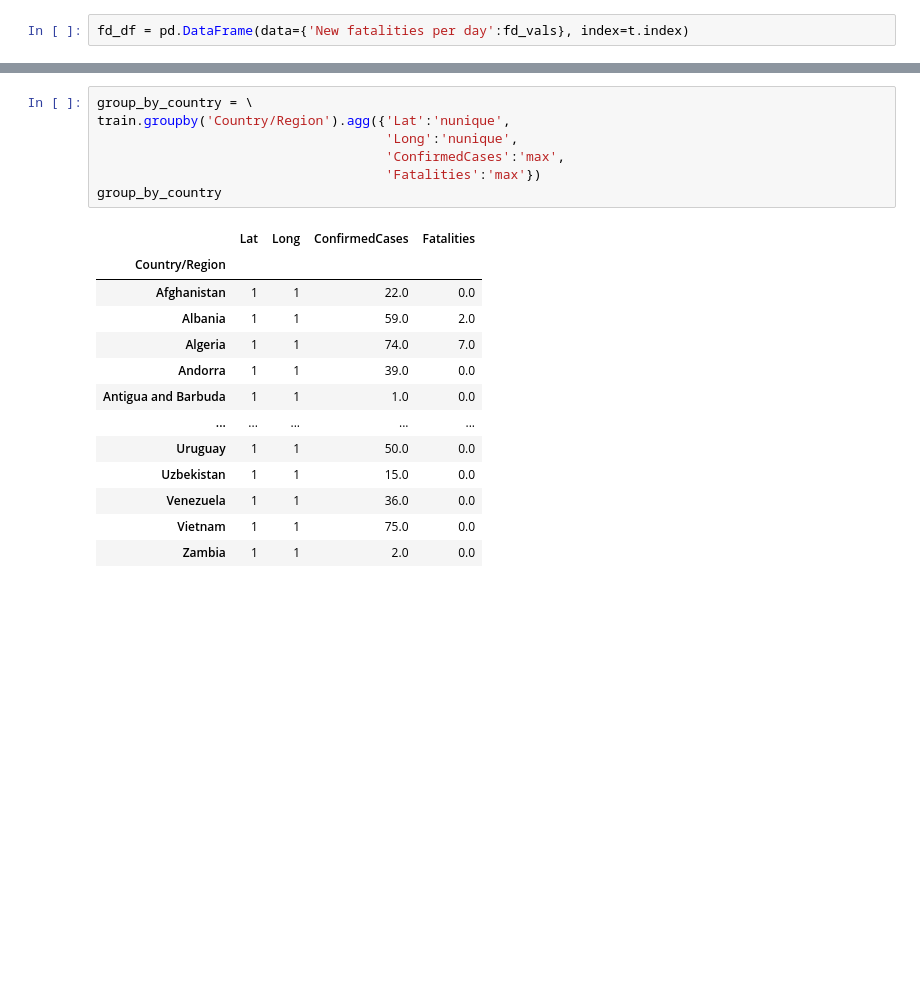
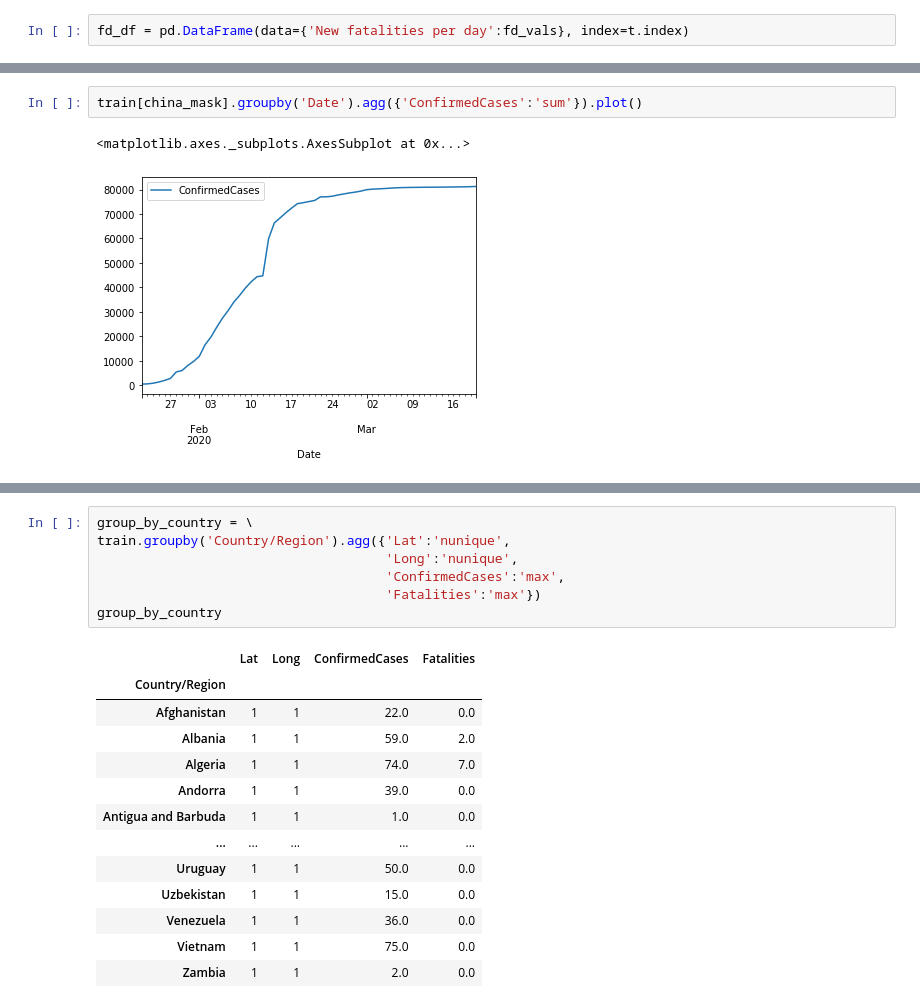
Before and after one commit to klostest/kaggle-covid, a Jupyter notebook: Steve/01_Explore_data.ipynb, the cells around one changed output, grey strips where cells are left out. Drawn from its saved outputs; the diff is of its cells as text; blank space fills up the shorter version.

```diff
--- a/Steve/01_Explore_data.ipynb
+++ b/Steve/01_Explore_data.ipynb
@@ -266,0 +286,5 @@ fd_df.plot()
+# %%
+train[china_mask].groupby('Date').agg({'ConfirmedCases':'sum'}).plot()
+# %% [output]
+<matplotlib.axes._subplots.AxesSubplot at 0x...>
+[figure, added]
```
Also changed, not shown: parts of 24 cells of this notebook, 2 other files.
